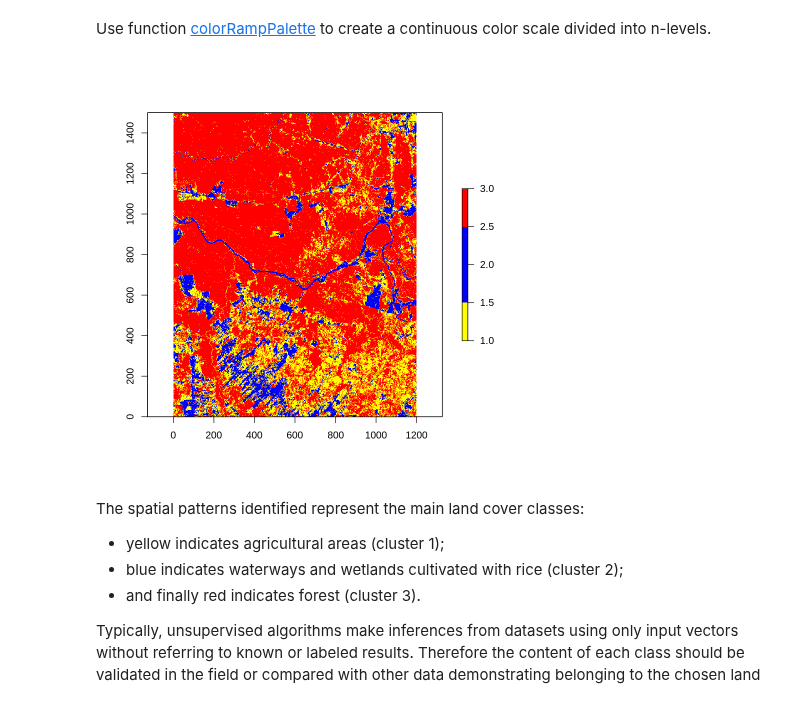
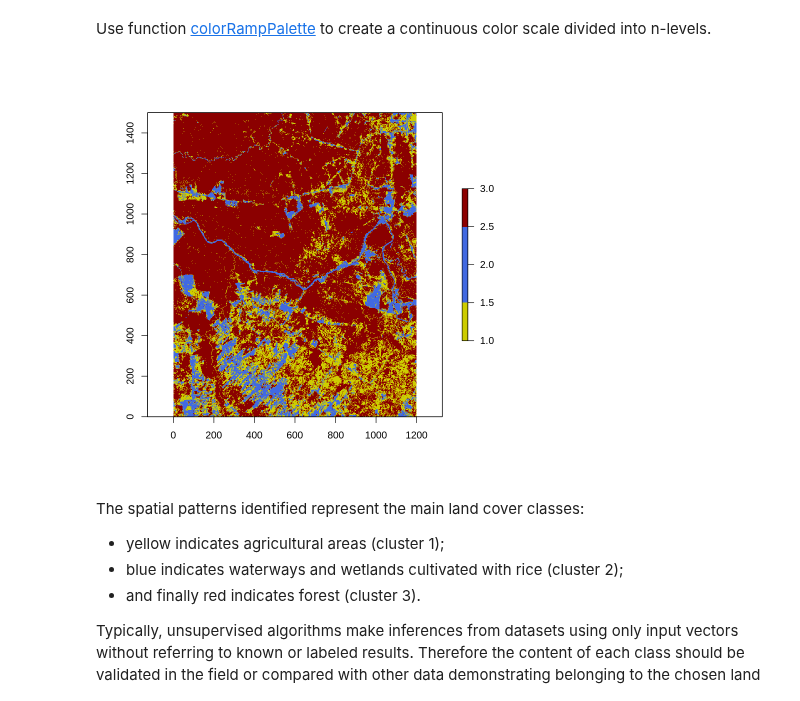
Before and after one commit to biagiominio/Remote_Sensing_2021, a Jupyter notebook: R_code_land_cover.ipynb, the cells around one changed output. Saved outputs shown, nothing was run; the diff lists cells and outputs as text; code cells hidden in the pictures.

```diff
--- a/R_code_land_cover.ipynb
+++ b/R_code_land_cover.ipynb
@@ -153,10 +153,10 @@ mato_grosso_1992.class <- RStoolbox::unsuperClass(mato_grosso_1992, nClasses=3)
 # %% [markdown]
 Use function [colorRampPalette](https://www.rdocumentation.org/packages/dichromat/versions/1.1/topics/colorRampPalette) to create a continuous color scale divided into n-levels.
 # %%
-cl <- colorRampPalette(c('yellow','blue','red'))(3)
+cl <- colorRampPalette(c('yellow3','royalblue','darkred'))(3)
 plot(mato_grosso_1992.class$map, col=cl)
 # %% [output]
-[figure, old version]
+[figure, new version]
 # %% [markdown]
 The spatial patterns identified represent the main land cover classes:
 * yellow indicates agricultural areas (cluster 1);
```
Also changed, not shown: parts of 2 cells of this notebook.
